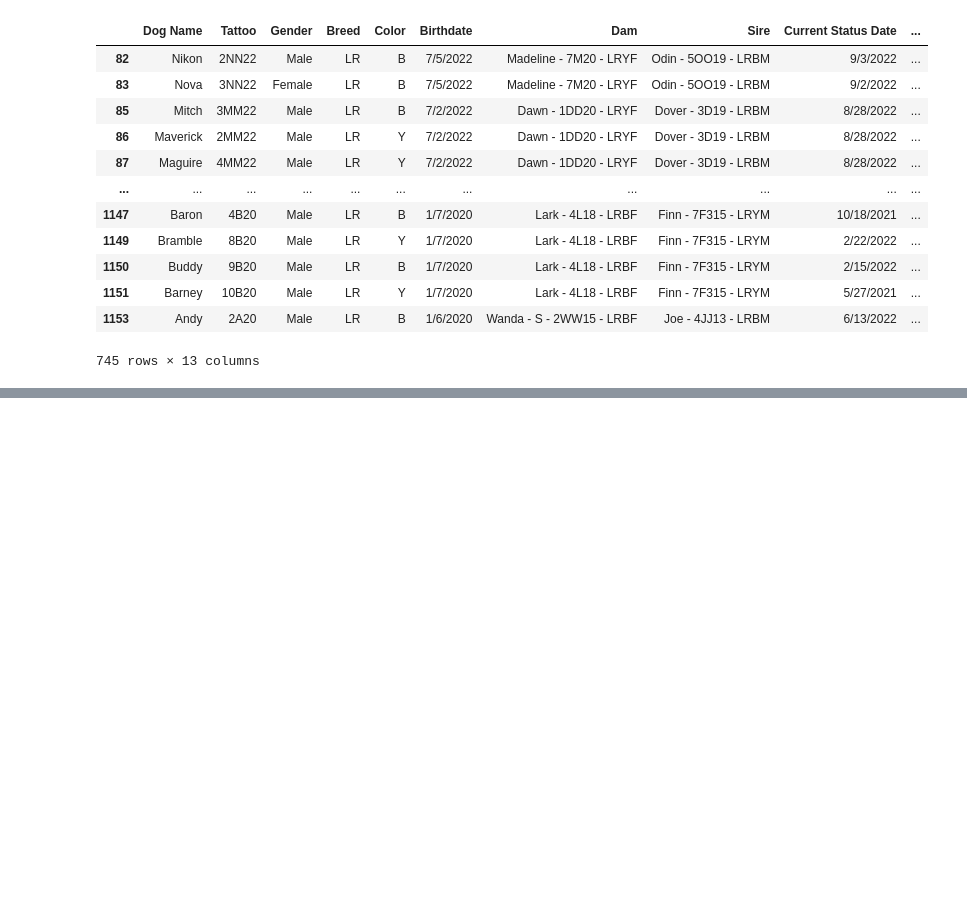
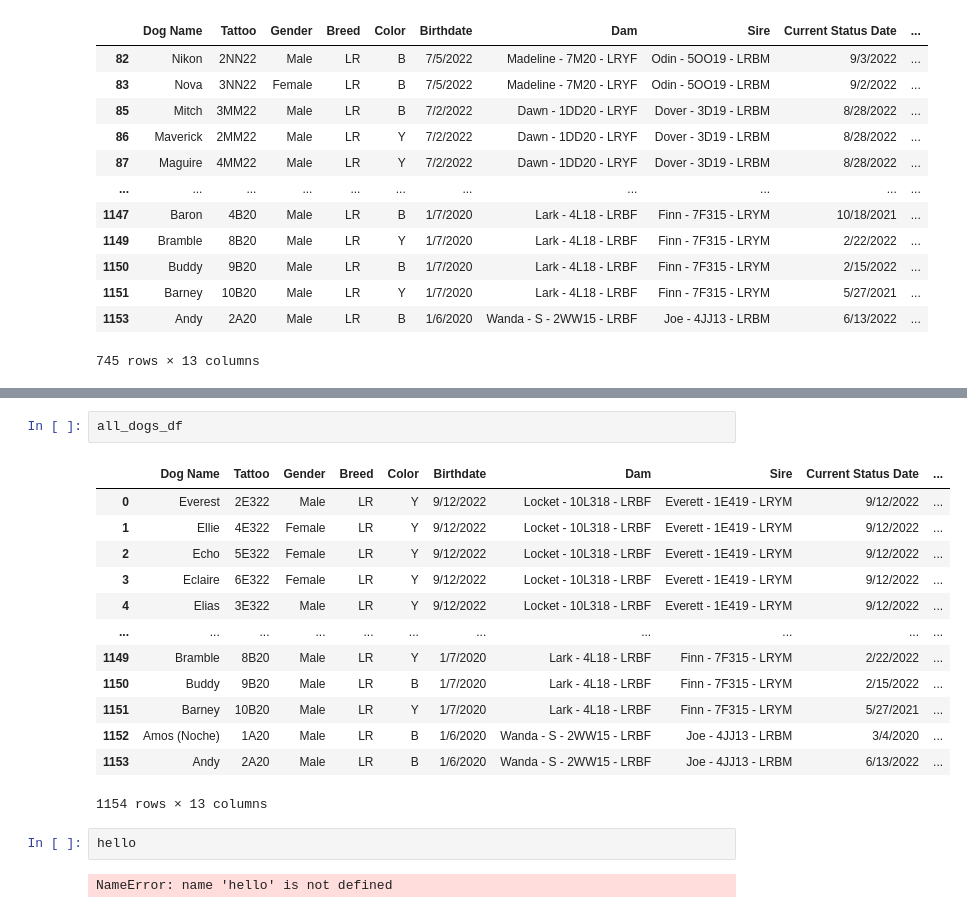
Before and after one commit to Julianna-Castlegrant/info2950-group-proj, a Jupyter notebook: finalproject/dogdata.ipynb, the cells around one changed output, grey strips where cells are left out. Saved outputs shown, nothing was run; the diff lists cells and outputs as text; blank space fills up the shorter version.

```diff
--- a/finalproject/dogdata.ipynb
+++ b/finalproject/dogdata.ipynb
@@ -56,0 +75,20 @@ regional_dogs.head(200)
+# %%
+all_dogs_df
+# %% [output]
+|  | Dog Name | Tattoo | Gender | Breed | Color | Birthdate | Dam | Sire | Current Status Date | ... |
+| 0 | Everest | 2E322 | Male | LR | Y | 9/12/2022 | Locket - 10L318 - LRBF | Everett - 1E419 - LRYM | 9/12/2022 | ... |
+| 1 | Ellie | 4E322 | Female | LR | Y | 9/12/2022 | Locket - 10L318 - LRBF | Everett - 1E419 - LRYM | 9/12/2022 | ... |
+| 2 | Echo | 5E322 | Female | LR | Y | 9/12/2022 | Locket - 10L318 - LRBF | Everett - 1E419 - LRYM | 9/12/2022 | ... |
+| 3 | Eclaire | 6E322 | Female | LR | Y | 9/12/2022 | Locket - 10L318 - LRBF | Everett - 1E419 - LRYM | 9/12/2022 | ... |
+| 4 | Elias | 3E322 | Male | LR | Y | 9/12/2022 | Locket - 10L318 - LRBF | Everett - 1E419 - LRYM | 9/12/2022 | ... |
+| ... | ... | ... | ... | ... | ... | ... | ... | ... | ... | ... |
+| 1149 | Bramble | 8B20 | Male | LR | Y | 1/7/2020 | Lark - 4L18 - LRBF | Finn - 7F315 - LRYM | 2/22/2022 | ... |
+| 1150 | Buddy | 9B20 | Male | LR | B | 1/7/2020 | Lark - 4L18 - LRBF | Finn - 7F315 - LRYM | 2/15/2022 | ... |
+| 1151 | Barney | 10B20 | Male | LR | Y | 1/7/2020 | Lark - 4L18 - LRBF | Finn - 7F315 - LRYM | 5/27/2021 | ... |
+| 1152 | Amos (Noche) | 1A20 | Male | LR | B | 1/6/2020 | Wanda - S - 2WW15 - LRBF | Joe - 4JJ13 - LRBM | 3/4/2020 | ... |
+| 1153 | Andy | 2A20 | Male | LR | B | 1/6/2020 | Wanda - S - 2WW15 - LRBF | Joe - 4JJ13 - LRBM | 6/13/2022 | ... |
+1154 rows × 13 columns
+# %%
+hello
+# %% [output]
+NameError: name 'hello' is not defined
```
Also changed, not shown: parts of 1 cell of this notebook.
